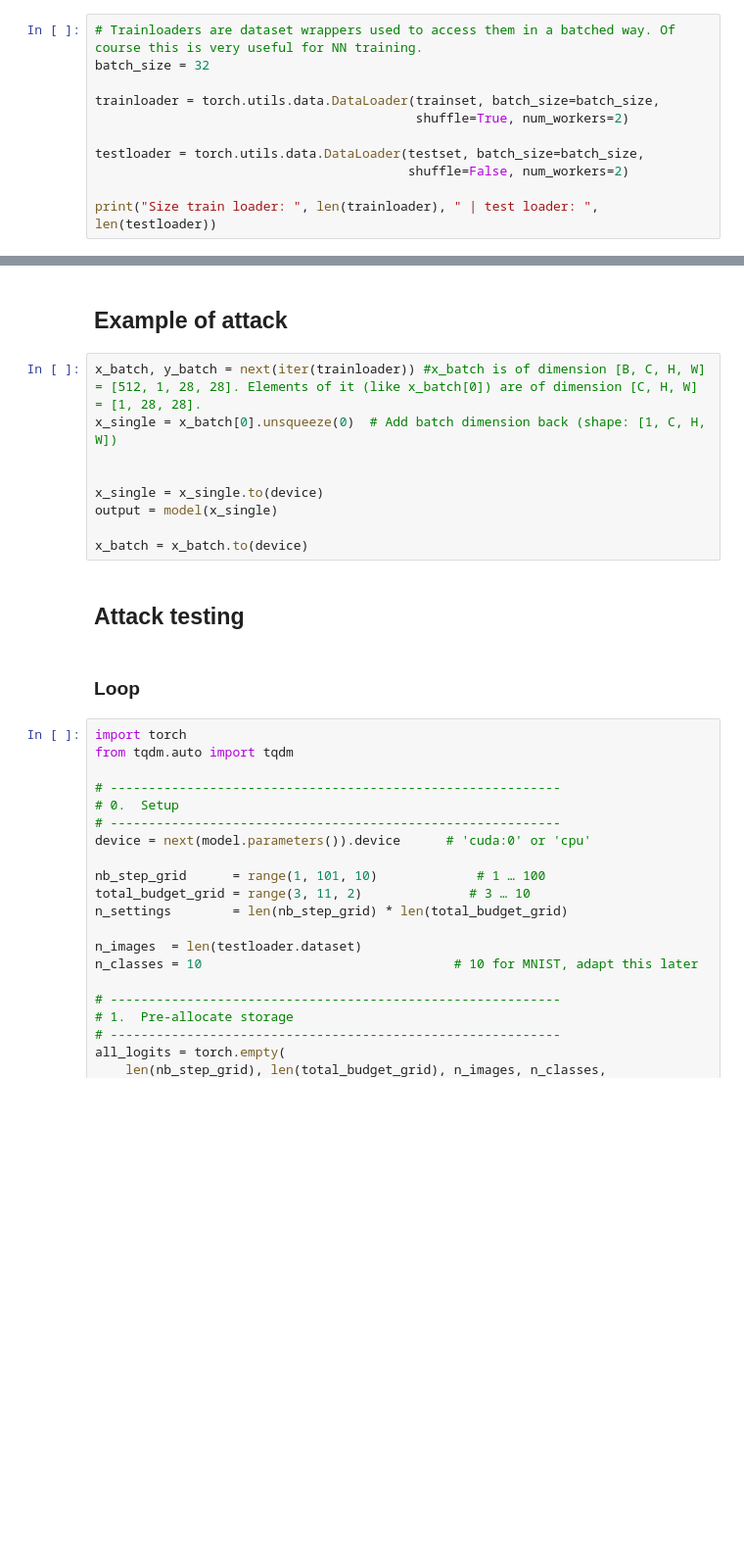
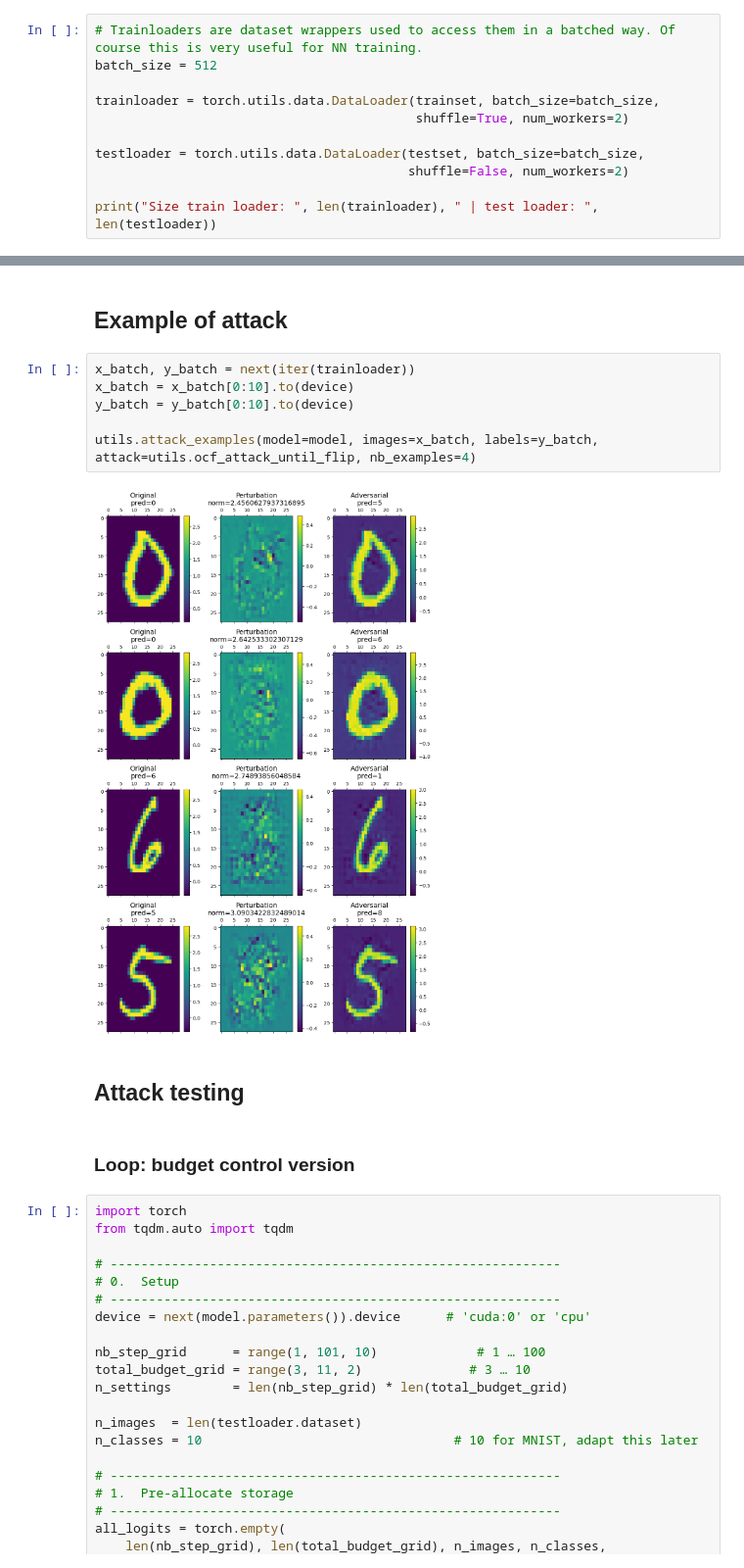
Before and after one commit to PabloHueso/Adversarial-attacks, a Jupyter notebook: ClassifierNotebook.ipynb, the cells around one changed output, grey strips where cells are left out. Shown at 98% size. Drawn from its saved outputs; the diff is of its cells as text; blank space fills up the shorter version.

Commit message:
Attack testing and results plus utils functions

```diff
--- a/ClassifierNotebook.ipynb
+++ b/ClassifierNotebook.ipynb
@@ -49,7 +49,7 @@ testset = torchvision.datasets.MNIST(root='C:\\Users\\PabloHueso\\OneDrive - Com
 #trainset.__getitem__(0)[0].shape #yields torch.Size([1, 28, 28])
 # %%
 # Trainloaders are dataset wrappers used to access them in a batched way. Of course this is very useful for NN training.
-batch_size = 32
+batch_size = 512
 
 trainloader = torch.utils.data.DataLoader(trainset, batch_size=batch_size,
                                           shuffle=True, num_workers=2)
@@ -99,19 +99,18 @@ SimpleCNN(
 )
 # %% [markdown]
 ## Example of attack
-# %%
-x_batch, y_batch = next(iter(trainloader)) #x_batch is of dimension [B, C, H, W] = [512, 1, 28, 28]. Elements of it (like x_batch[0]) are of dimension [C, H, W] = [1, 28, 28].
-x_single = x_batch[0].unsqueeze(0)  # Add batch dimension back (shape: [1, C, H, W])
-
-
-x_single = x_single.to(device)
-output = model(x_single)
-
-x_batch = x_batch.to(device)
+# %%
+x_batch, y_batch = next(iter(trainloader))
+x_batch = x_batch[0:10].to(device)
+y_batch = y_batch[0:10].to(device)
+
+utils.attack_examples(model=model, images=x_batch, labels=y_batch, attack=utils.ocf_attack_until_flip, nb_examples=4)
+# %% [output]
+[figure, added]
 # %% [markdown]
 ## Attack testing
 # %% [markdown]
-### Loop
+### Loop: budget control version
 # %%
 import torch
 from tqdm.auto import tqdm
```
Also changed, not shown: parts of 11 cells of this notebook, 1 other file.
